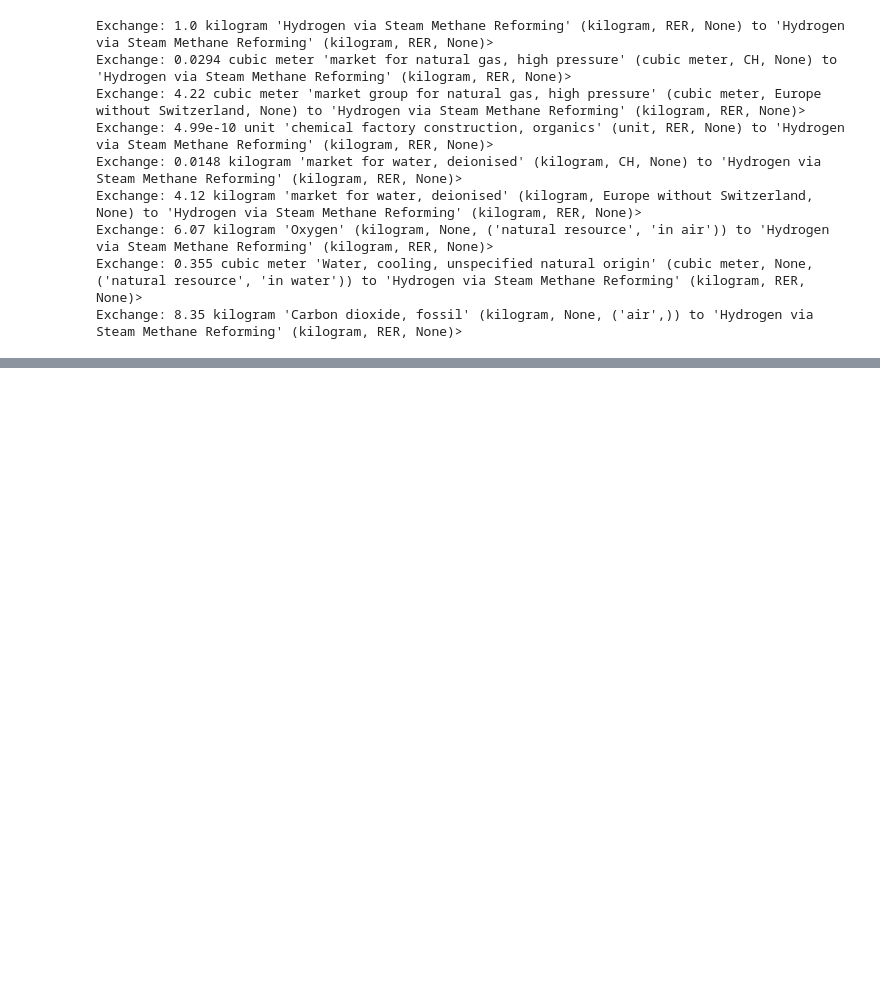
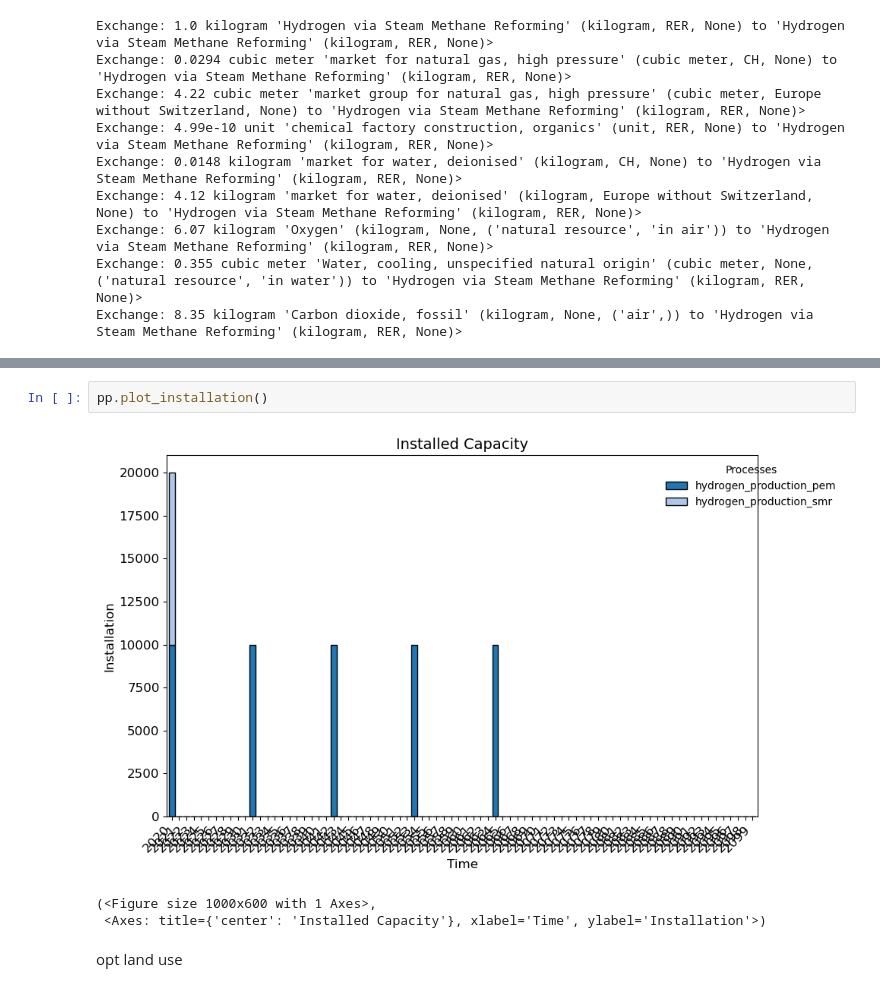
Before and after one commit to RWTH-LTT/optimex, a Jupyter notebook: notebooks/case_study_H2_temporal_evolution.ipynb, the cells around one changed output, grey strips where cells are left out. Drawn from its saved outputs; the diff is of its cells as text; blank space fills up the shorter version.

```diff
--- a/notebooks/case_study_H2_temporal_evolution.ipynb
+++ b/notebooks/case_study_H2_temporal_evolution.ipynb
@@ -244,0 +427,8 @@ ValueError: There are no flows to characterize. Please make sure your time horiz
+# %%
+pp.plot_installation()
+# %% [output]
+[figure, added]
+(<Figure size 1000x600 with 1 Axes>,
+ <Axes: title={'center': 'Installed Capacity'}, xlabel='Time', ylabel='Installation'>)
+# %% [markdown]
+opt land use
```
Also changed, not shown: parts of 38 cells of this notebook, 7 other files.
